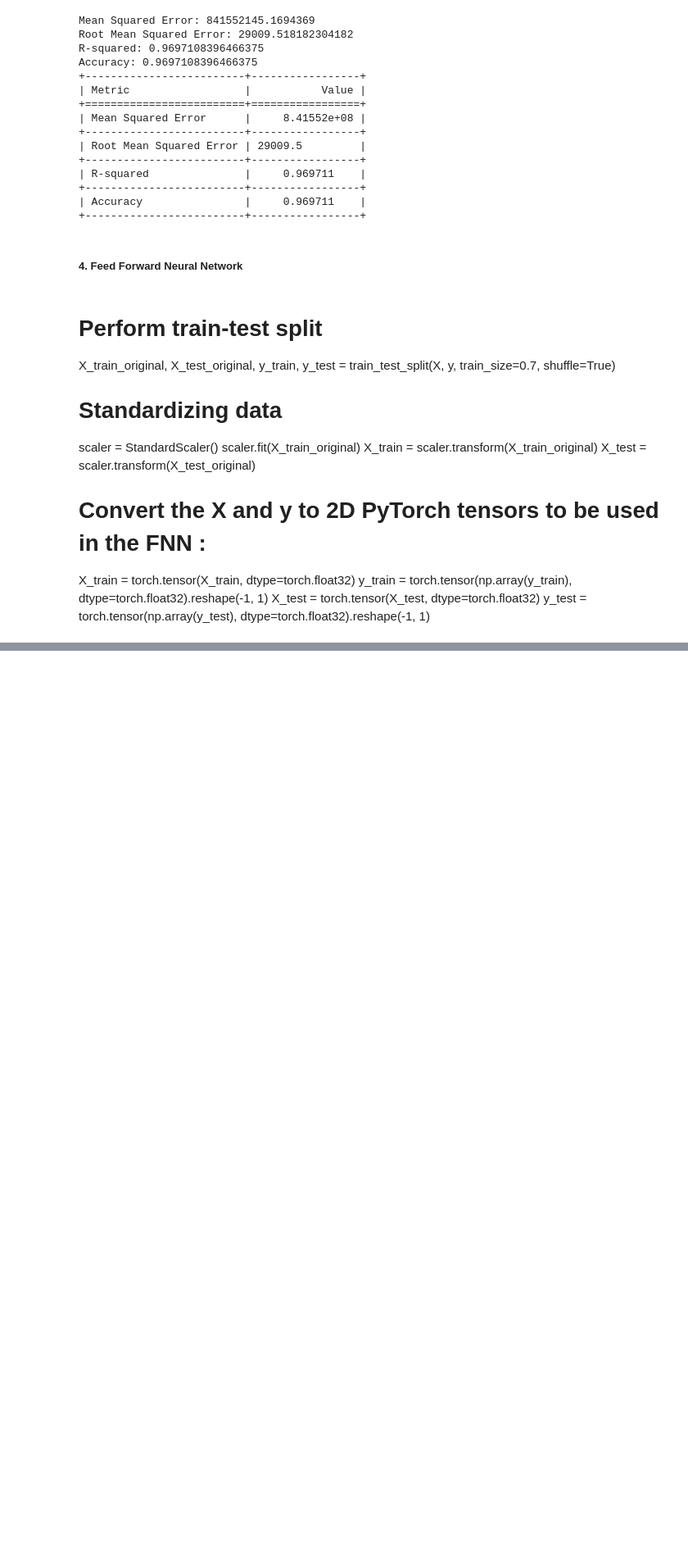
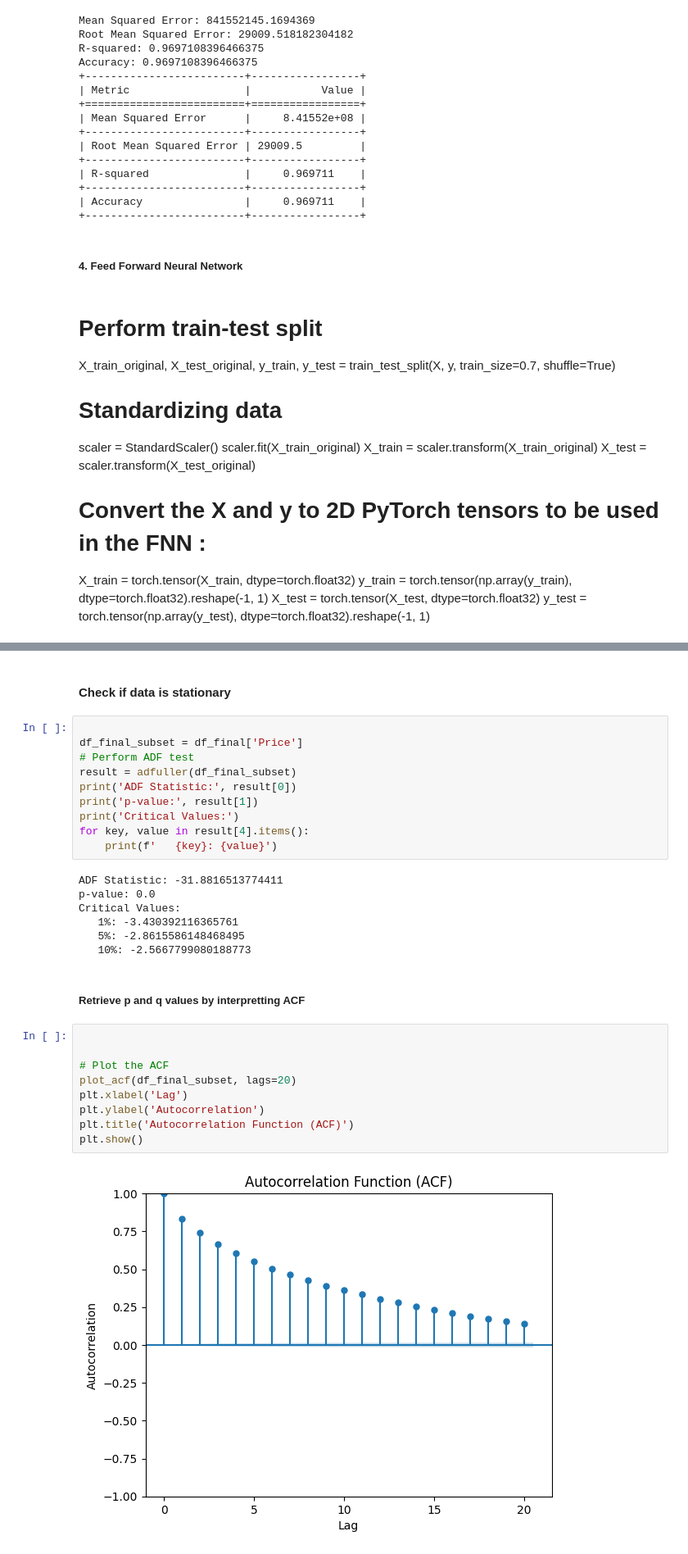
Before and after one commit to DheepthaRajesh/dheeptha_rajesh, a Jupyter notebook: Final-Notebook-Submission.ipynb, the cells around one changed output, grey strips where cells are left out. Shown at 82% size. Saved outputs shown, nothing was run; the diff lists cells and outputs as text; blank space fills up the shorter version.

```diff
--- a/Final-Notebook-Submission.ipynb
+++ b/Final-Notebook-Submission.ipynb
@@ -1428,0 +1441,32 @@ y_test = torch.tensor(np.array(y_test), dtype=torch.float32).reshape(-1, 1)
+# %% [markdown]
+#### Check if data is stationary
+# %%
+
+df_final_subset = df_final['Price']
+# Perform ADF test
+result = adfuller(df_final_subset)
+print('ADF Statistic:', result[0])
+print('p-value:', result[1])
+print('Critical Values:')
+for key, value in result[4].items():
+    print(f'   {key}: {value}')
+# %% [output]
+ADF Statistic: -31.8816513774411
+p-value: 0.0
+Critical Values:
+   1%: -3.430392116365761
+   5%: -2.8615586148468495
+   10%: -2.5667799080188773
+# %% [markdown]
+##### Retrieve p and q values by interpretting ACF
+# %%
+
+
+# Plot the ACF
+plot_acf(df_final_subset, lags=20)
+plt.xlabel('Lag')
+plt.ylabel('Autocorrelation')
+plt.title('Autocorrelation Function (ACF)')
+plt.show()
+# %% [output]
+[figure, added]
```
Also changed, not shown: parts of 10 cells of this notebook.
